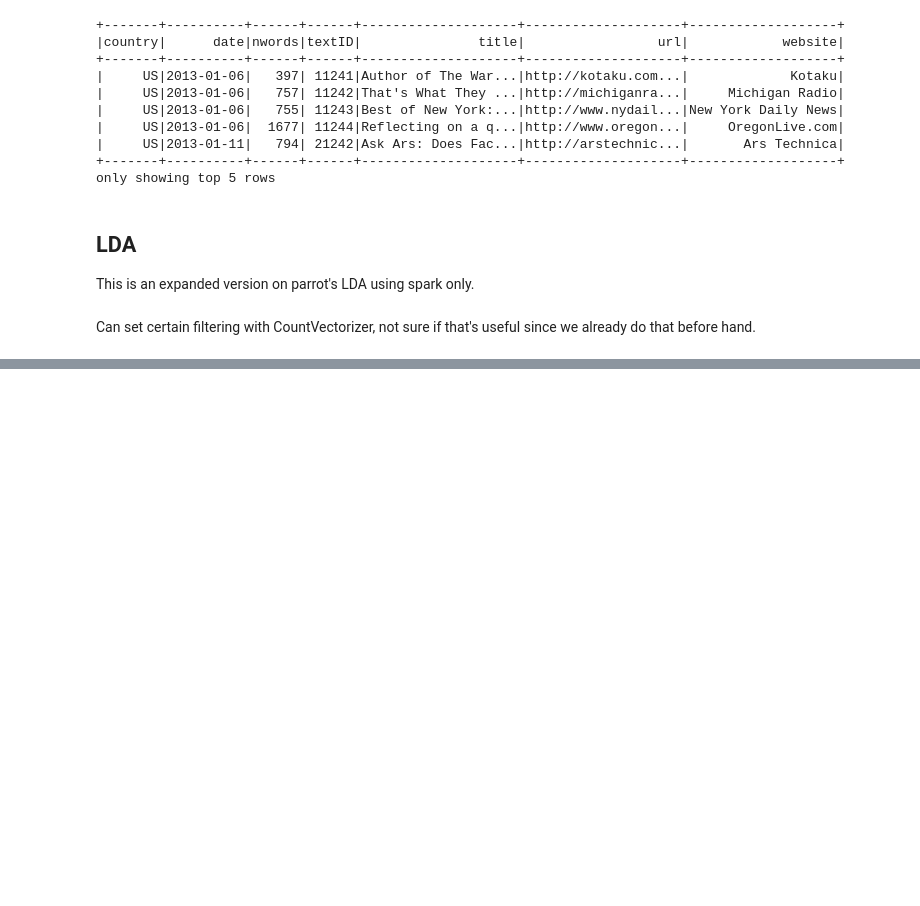
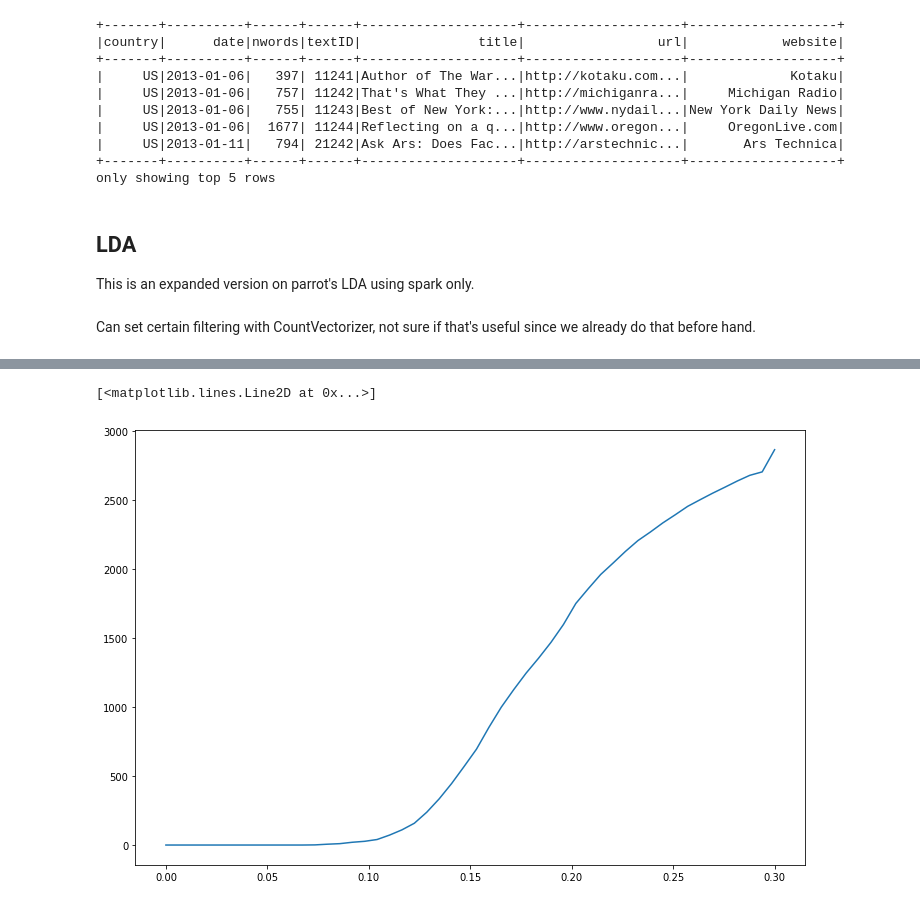
Before and after one commit to chrismeunier/ADA-Engineering-Project, a Jupyter notebook: Introduction, data cleaning and LDA.ipynb, the cells around one changed output, grey strips where cells are left out. Cells and saved outputs as stored; diff of their text form; code cells hidden in the pictures; blank space fills up the shorter version.

```diff
--- a/Introduction, data cleaning and LDA.ipynb
+++ b/Introduction, data cleaning and LDA.ipynb
@@ -357,0 +382,17 @@ Py4JJavaError: An error occurred while calling o12781.showString.
+# %%
+def selectTopic(distr,threshold):
+    #suitable max-threshold are from 0 to 1
+    #suitable std-threshold are from 0 to 0.3 (maybe a problem)
+    if np.std(distr)>=threshold:
+        return np.argmax(distr)
+    return -999
+# %%
+list_thres = np.linspace(0,0.3,50)
+count = []
+for t in list_thres:
+    count.append(np.count_nonzero(tst_pd.apply(lambda r: selectTopic(r.topicDistribution,t),axis=1)==-999))
+# %%
+plt.plot(list_thres,count)
+# %% [output]
+[<matplotlib.lines.Line2D at 0x...>]
+[figure, added]
```
Also changed, not shown: parts of 24 cells of this notebook, 1 other file.
